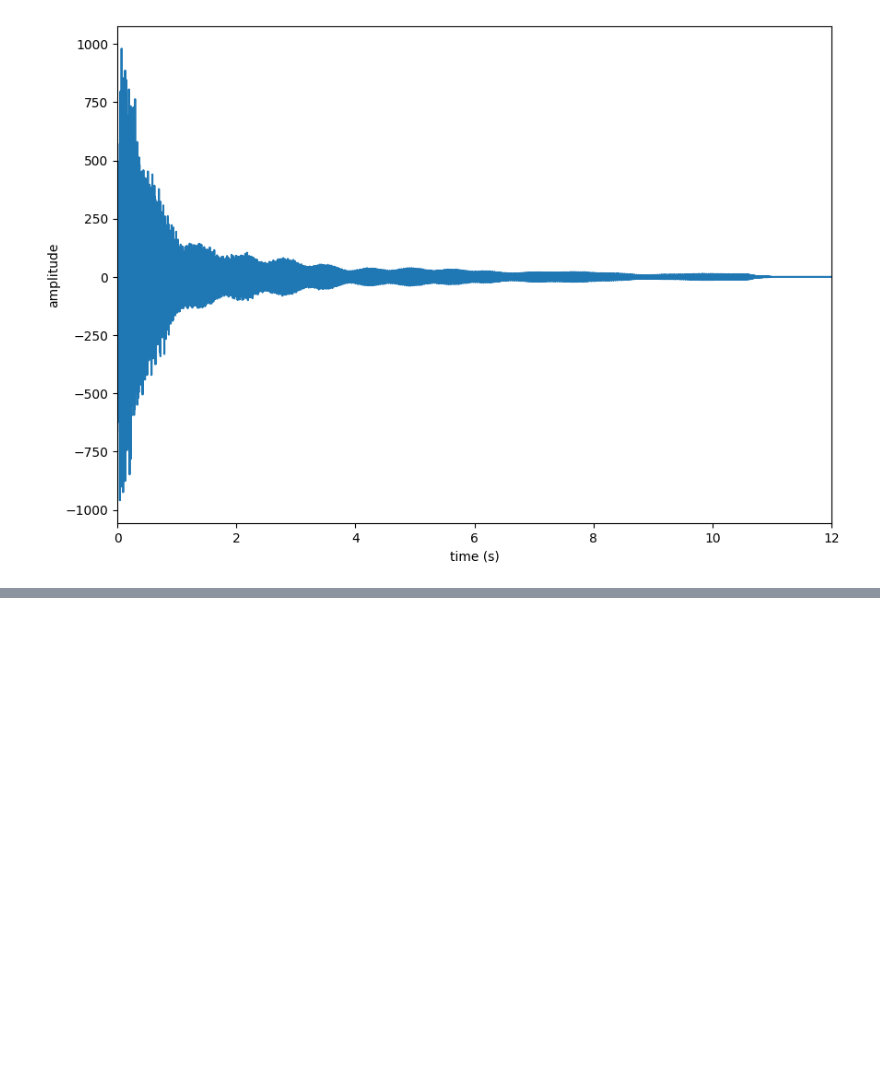
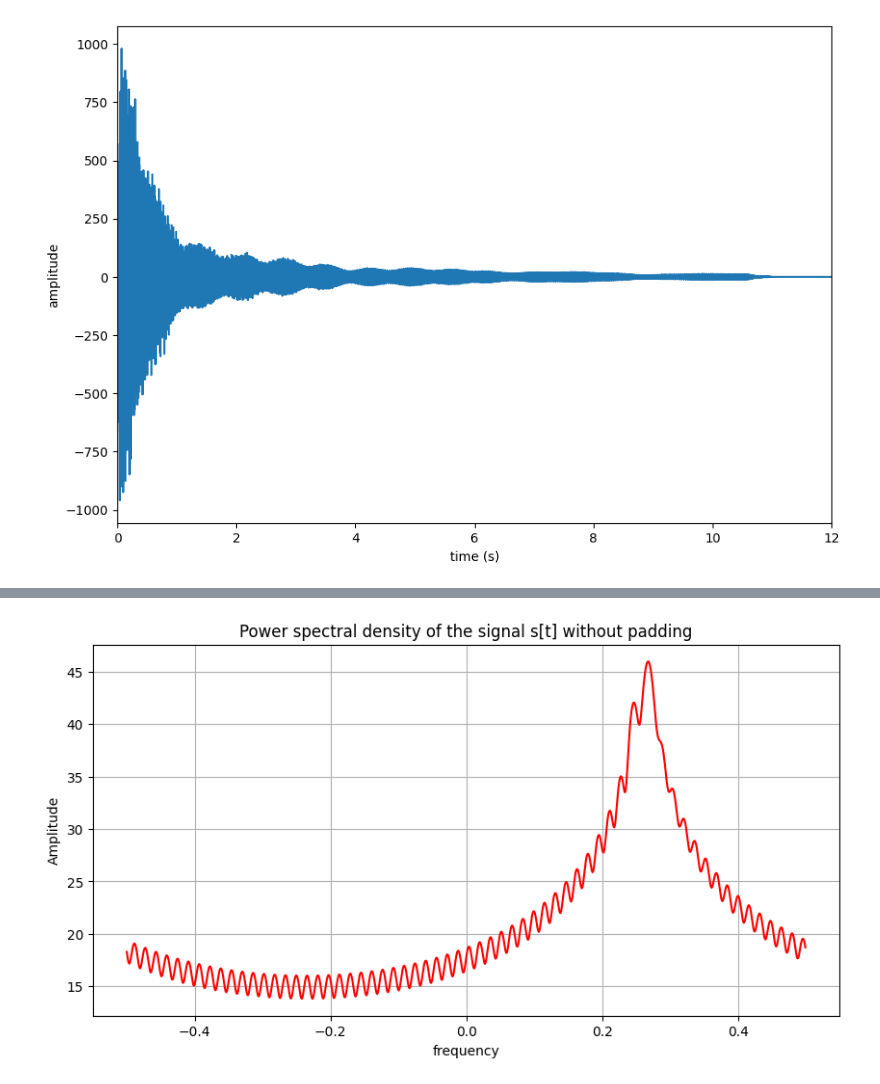
Before and after one commit to KHOUTAIBI/TSIA-TP, a Jupyter notebook: Time-Series-2/bell-TP/template-TP-HR.ipynb, the cells around one changed output, grey strips where cells are left out. Drawn from its saved outputs; the diff is of its cells as text; code cells hidden in the pictures; blank space fills up the shorter version.

```diff
--- a/Time-Series-2/bell-TP/template-TP-HR.ipynb
+++ b/Time-Series-2/bell-TP/template-TP-HR.ipynb
@@ -240,0 +172,16 @@ IPython.display.Audio("bell_A.wav")
+# %%
+# using the Nfft padding
+FFT_x = np.fft.fft(x_signal, n=1024)
+FFT_x = np.fft.fftshift(FFT_x)
+f = np.fft.fftfreq(1024)
+f = np.fft.fftshift(f)
+
+plt.figure(figsize=(10, 5))
+plt.plot(f, 10*np.log10(np.abs(FFT_x)**2), color="red")
+plt.title("Power spectral density of the signal s[t] without padding")
+plt.grid()
+plt.xlabel("frequency")
+plt.ylabel("Amplitude")
+plt.show()
+# %% [output]
+[figure, added]
```
Also changed, not shown: parts of 58 cells of this notebook.
